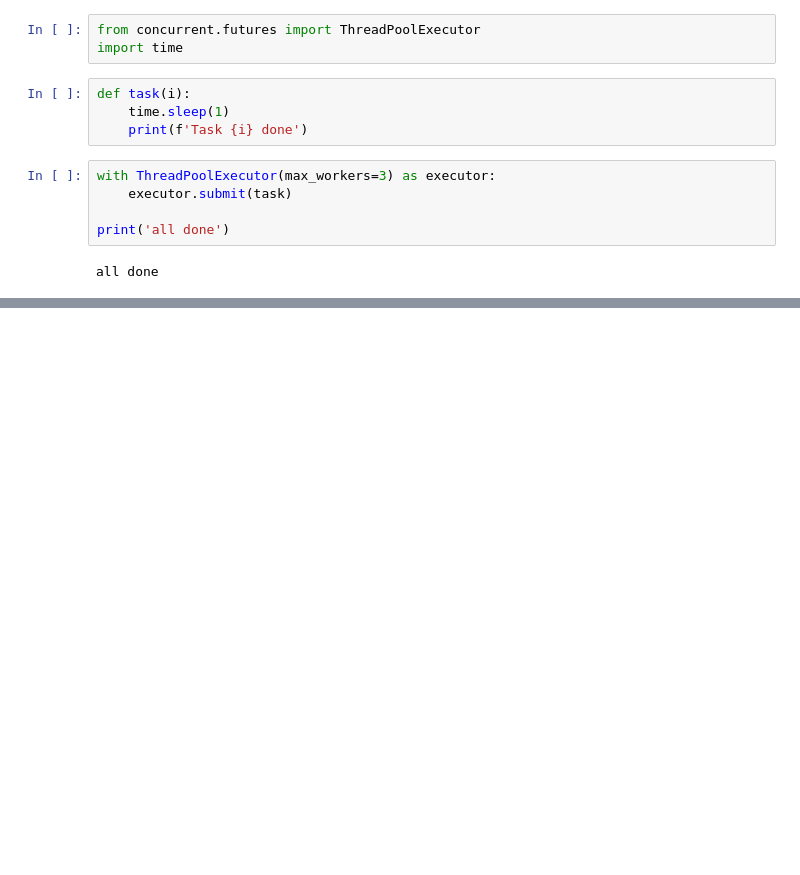
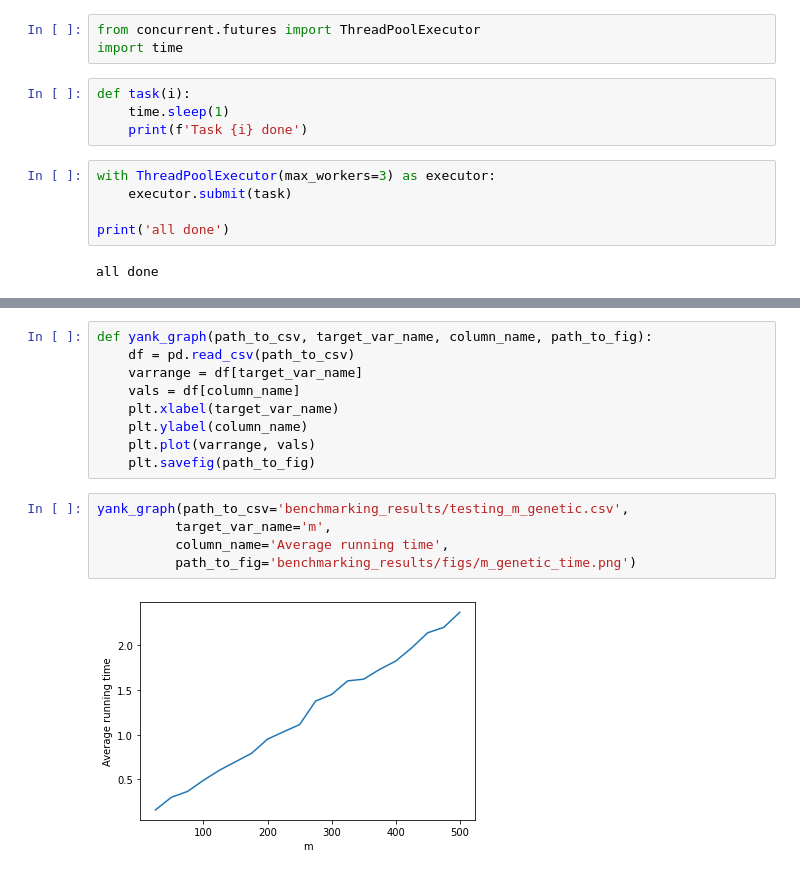
Before and after one commit to aleksakojadinovic/RI-nearest-string, a Jupyter notebook: playground.ipynb, the cells around one changed output, grey strips where cells are left out. Cells and saved outputs as stored; diff of their text form; blank space fills up the shorter version.

Commit message:
benchmark m and document

```diff
--- a/playground.ipynb
+++ b/playground.ipynb
@@ -104,0 +105,16 @@ plt.savefig('benchmarking_results/figs/n_total_q.png')
+# %%
+def yank_graph(path_to_csv, target_var_name, column_name, path_to_fig):
+    df = pd.read_csv(path_to_csv)
+    varrange = df[target_var_name]
+    vals = df[column_name]
+    plt.xlabel(target_var_name)
+    plt.ylabel(column_name)
+    plt.plot(varrange, vals)
+    plt.savefig(path_to_fig)
+# %%
+yank_graph(path_to_csv='benchmarking_results/testing_m_genetic.csv',
+          target_var_name='m',
+          column_name='Average running time',
+          path_to_fig='benchmarking_results/figs/m_genetic_time.png')
+# %% [output]
+[figure, added]
```
Also changed, not shown: parts of 19 cells of this notebook, 45 other files.
